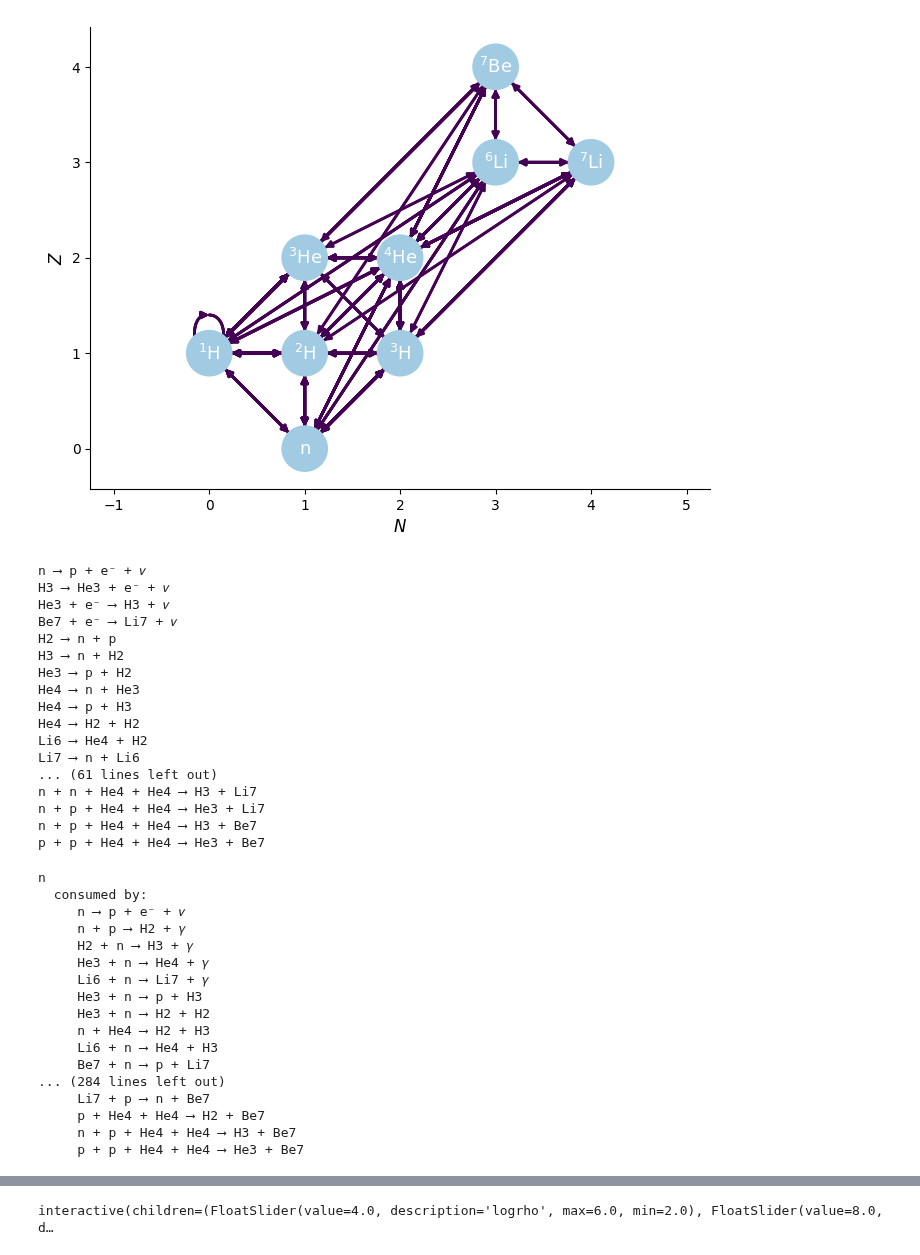
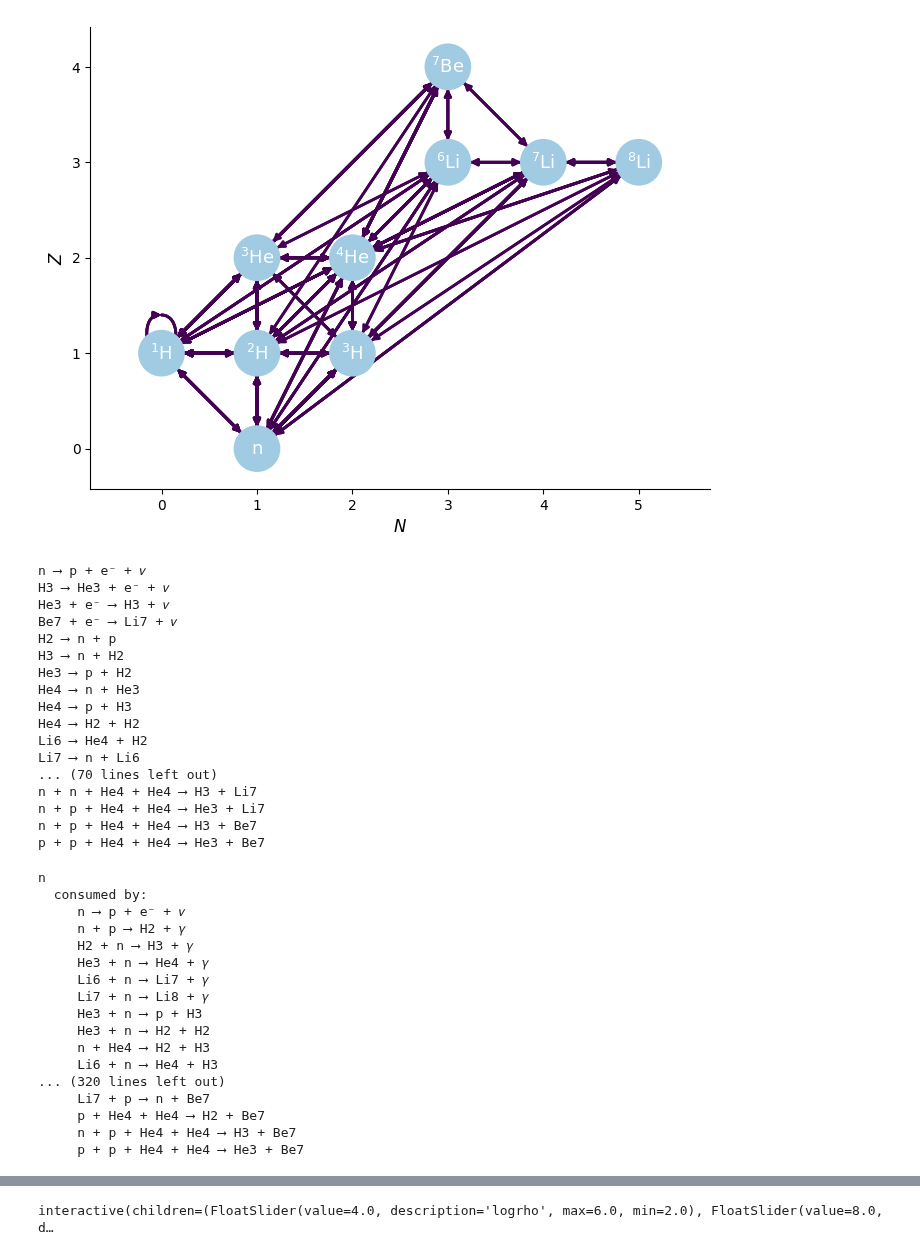
Before and after one commit to hansbdein/Speciale, a Jupyter notebook: PNA_network_generator.ipynb, the cells around one changed output, grey strips where cells are left out. Saved outputs shown, nothing was run; the diff lists cells and outputs as text; code cells hidden in the pictures.

```diff
--- a/PNA_network_generator.ipynb
+++ b/PNA_network_generator.ipynb
@@ -3,12 +3,12 @@ import pynucastro as pyna
 reaclibrary = pyna.ReacLibLibrary()
 #tabular_lib = pyna.TabularLibrary() #Useless
 # %%
-all_nuclei = ["p","n", "h2", "h3", "he3", "he4","Li6","Li7","Be7"]
+all_nuclei = ["p","n", "h2", "h3", "he3", "he4","Li6","Li7","Be7",'Li8']
 bbn_library = reaclibrary.linking_nuclei(all_nuclei, with_reverse=True)#with reverse lader ikke til at gøre noget
 bbn_network = pyna.networks.PythonNetwork(libraries=bbn_library)
 fig = bbn_network.plot()
 # %% [output]
-[figure, old version]
+[figure, new version]
 # %%
 print(bbn_network)
 # %% [output]
@@ -24,7 +24,7 @@ He4 ⟶ p + H3
 He4 ⟶ H2 + H2
 Li6 ⟶ He4 + H2
 Li7 ⟶ n + Li6
-... (61 lines left out)
+... (70 lines left out)
 n + n + He4 + He4 ⟶ H3 + Li7
 n + p + He4 + He4 ⟶ He3 + Li7
 n + p + He4 + He4 ⟶ H3 + Be7
@@ -42,12 +42,12 @@ n
      H2 + n ⟶ H3 + 𝛾
      He3 + n ⟶ He4 + 𝛾
      Li6 + n ⟶ Li7 + 𝛾
+     Li7 + n ⟶ Li8 + 𝛾
      He3 + n ⟶ p + H3
      He3 + n ⟶ H2 + H2
      n + He4 ⟶ H2 + H3
      Li6 + n ⟶ He4 + H3
-     Be7 + n ⟶ p + Li7
-... (284 lines left out)
+... (320 lines left out)
      Li7 + p ⟶ n + Be7
      p + He4 + He4 ⟶ H2 + Be7
      n + p + He4 + He4 ⟶ H3 + Be7
```
Also changed, not shown: parts of 1 cell of this notebook, 4 other files.
